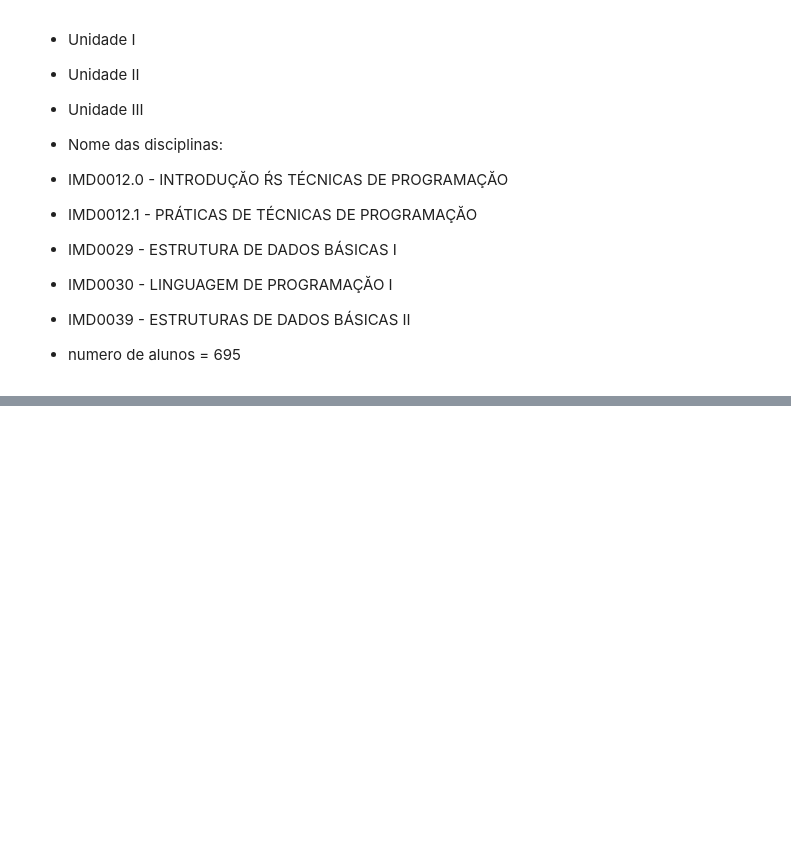
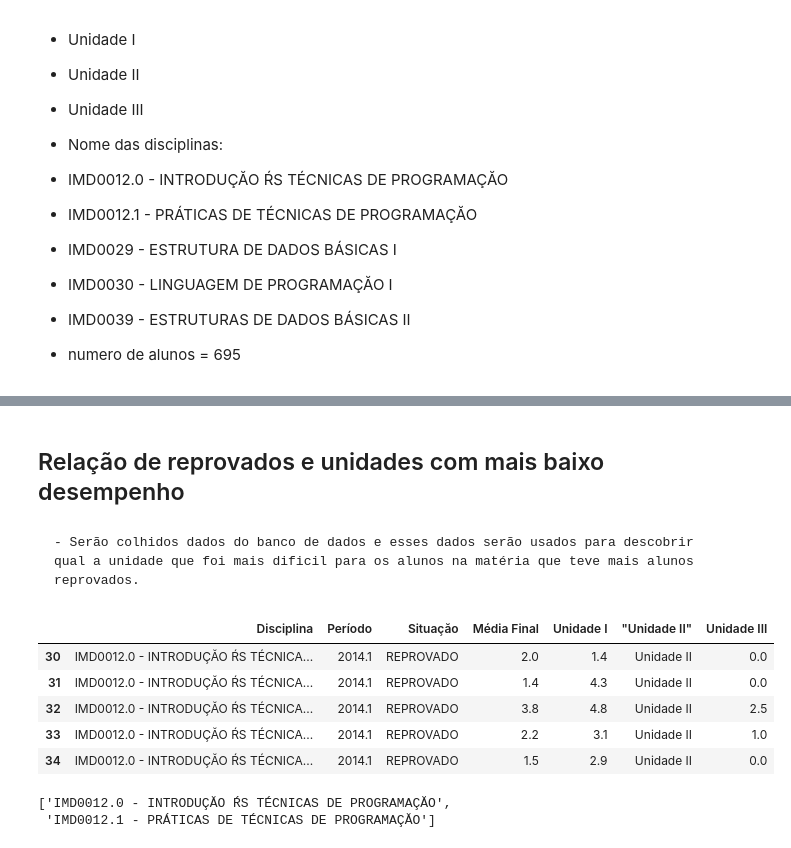
Before and after one commit to NalbertLeal/Analyze-the-performance-of-IMD-s-students---unid3-ativ1, a Jupyter notebook: Programming_disciplines.ipynb, the cells around one changed output, grey strips where cells are left out. Saved outputs shown, nothing was run; the diff lists cells and outputs as text; code cells hidden in the pictures; blank space fills up the shorter version.

Commit message:
Adicionado por Daniel Média Final por semestre e por Nalbert Relação entre matéria com mais reprovados e unidades com mais baixo desempenho nessa matéria.

```diff
--- a/Programming_disciplines.ipynb
+++ b/Programming_disciplines.ipynb
@@ -61,0 +143,4 @@ df.head()
+# %% [markdown]
+## Relação de reprovados e unidades com mais baixo desempenho
+# %% [markdown]
+    - Serão colhidos dados do banco de dados e esses dados serão usados para descobrir qual a unidade que foi mais dificil para os alunos na matéria que teve mais alunos reprovados.
@@ -61,0 +210,16 @@ df.head()
+# %%
+df3 = get_data_from_db()
+df3.head()
+# %% [output]
+|  | Disciplina | Período | Situaçăo | Média Final | Unidade I | "Unidade II" | Unidade III |
+| 30 | IMD0012.0 - INTRODUÇĂO ŔS TÉCNICA... | 2014.1 | REPROVADO | 2.0 | 1.4 | Unidade II | 0.0 |
+| 31 | IMD0012.0 - INTRODUÇĂO ŔS TÉCNICA... | 2014.1 | REPROVADO | 1.4 | 4.3 | Unidade II | 0.0 |
+| 32 | IMD0012.0 - INTRODUÇĂO ŔS TÉCNICA... | 2014.1 | REPROVADO | 3.8 | 4.8 | Unidade II | 2.5 |
+| 33 | IMD0012.0 - INTRODUÇĂO ŔS TÉCNICA... | 2014.1 | REPROVADO | 2.2 | 3.1 | Unidade II | 1.0 |
+| 34 | IMD0012.0 - INTRODUÇĂO ŔS TÉCNICA... | 2014.1 | REPROVADO | 1.5 | 2.9 | Unidade II | 0.0 |
+# %%
+lista_disciplinas = descobrir_disciplinas(df3)
+lista_disciplinas
+# %% [output]
+['IMD0012.0 - INTRODUÇĂO ŔS TÉCNICAS DE PROGRAMAÇĂO',
+ 'IMD0012.1 - PRÁTICAS DE TÉCNICAS DE PROGRAMAÇĂO']
```
Also changed, not shown: parts of 10 cells of this notebook.
